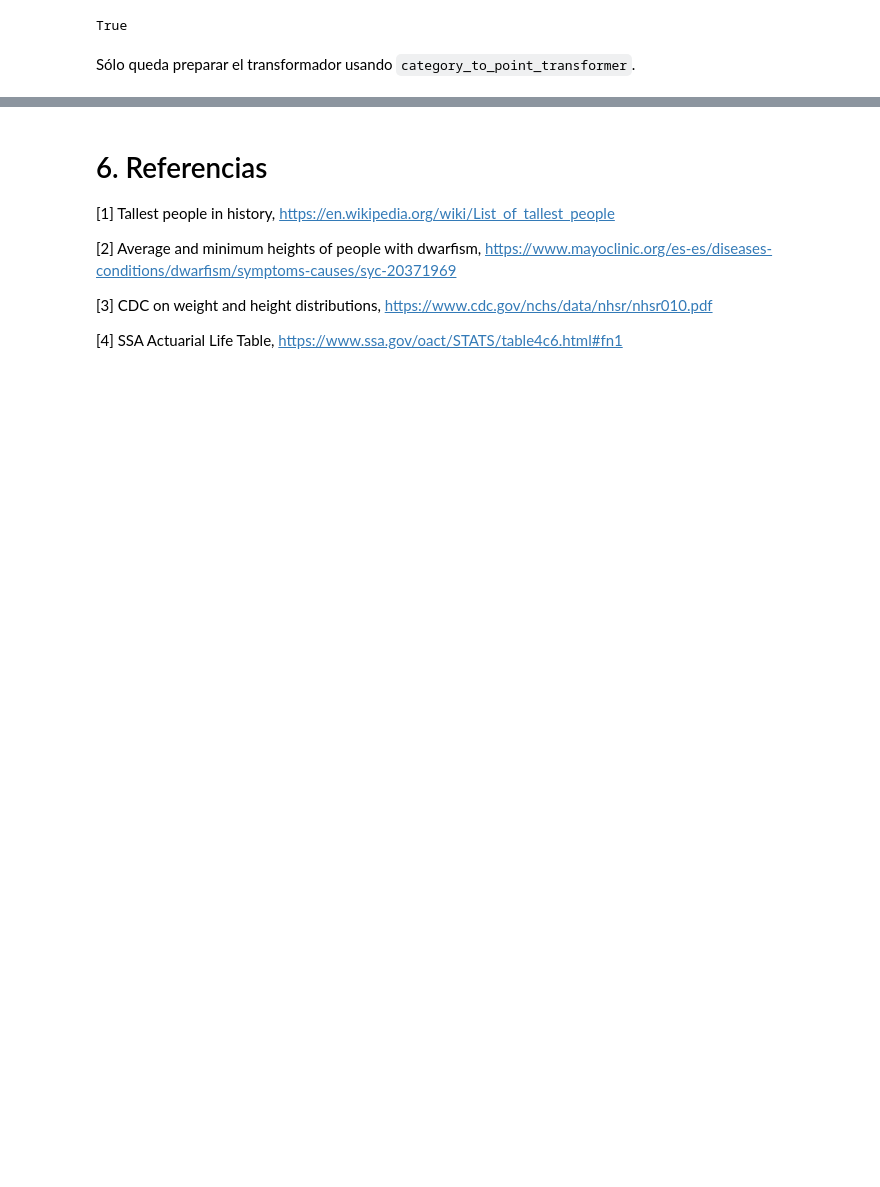
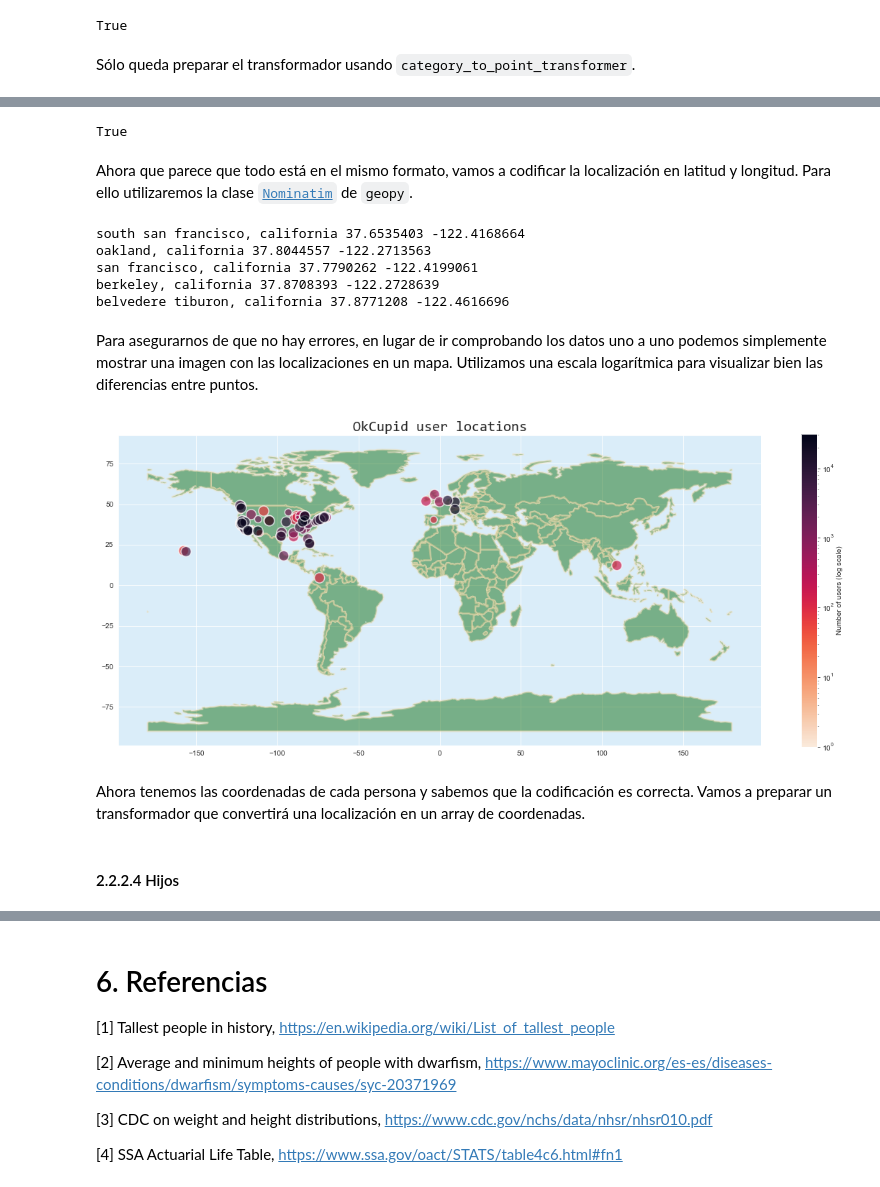
Before and after one commit to dietrujillo/ml_lab, a Jupyter notebook: lab3/notebooks/lab3_tmp.ipynb, the cells around one changed output, grey strips where cells are left out. Cells and saved outputs as stored; diff of their text form; code cells hidden in the pictures; blank space fills up the shorter version.

Commit message:
Add body type, location, offspring and pets analysis and preprocessing

```diff
--- a/lab3/notebooks/lab3_tmp.ipynb
+++ b/lab3/notebooks/lab3_tmp.ipynb
@@ -746,0 +781,63 @@ body_type_transformer = category_to_point_transformer(body_type_dict)
+# %%
+vancouver_id = df["location"][df["location"].apply(lambda x: x.count(",") != 1)].index[0]
+df.at[vancouver_id, "location"] = "vancouver, canada"
+# %%
+all(df["location"].apply(lambda x: x.count(",") == 1))
+# %% [output]
+True
+# %% [markdown]
+Ahora que parece que todo está en el mismo formato, vamos a codificar la localización en latitud y longitud. Para ello utilizaremos la clase [`Nominatim`](https://geopy.readthedocs.io/en/stable/#nominatim) de `geopy`.
+# %%
+from geopy.geocoders import Nominatim
+geolocator = Nominatim(user_agent='myapplication')
+
+Coordinates = namedtuple("Coordinates", ("latitude", "longitude"))
+
+def get_coordinates(loc):
+    city, state = loc.title().split(",")
+    geocode = geolocator.geocode(f"{city} {state}")
+    return Coordinates(geocode.latitude, geocode.longitude)
+
+location_dict = {}
+for location in df["location"].unique():
+    location_dict[location] = get_coordinates(location)
+
+for location in df["location"].unique()[:5]:
+    print(location, location_dict[location].latitude, location_dict[location].longitude)
+# %% [output]
+south san francisco, california 37.6535403 -122.4168664
+oakland, california 37.8044557 -122.2713563
+san francisco, california 37.7790262 -122.4199061
+berkeley, california 37.8708393 -122.2728639
+belvedere tiburon, california 37.8771208 -122.4616696
+# %% [markdown]
+Para asegurarnos de que no hay errores, en lugar de ir comprobando los datos uno a uno podemos simplemente mostrar una imagen con las localizaciones en un mapa. Utilizamos una escala logarítmica para visualizar bien las diferencias entre puntos.
+# %%
+fig, ax = plt.subplots(figsize=(20, 8))
+ax.set_title("OkCupid user locations", fontdict={"size": 20, "family": "Consolas"})
+
+# Plot world map
+ax.set_facecolor("#76BDE944")
+world = gpd.read_file(gpd.datasets.get_path("naturalearth_lowres"))
+world.plot(ax=ax, color="darkgreen", alpha=0.45, linewidth=2.5, edgecolor="wheat")
+
+# Define user locations
+geometry = [shapely.geometry.Point(lon, lat) for lat, lon in location_dict.values()]
+locations = gpd.GeoDataFrame({"location": location_dict.keys()}, geometry=geometry)
+counts = df["location"].value_counts()
+locations["count"] = [counts.loc[x] for x in location_dict.keys()]
+scale = locations["count"]
+
+# Plot user locations
+locations.plot(ax=ax, alpha=0.7, edgecolor="white", linewidth=1.5, markersize=200/scale, c=scale, cmap="rocket_r")
+
+# Plot colorbar
+mappable = ScalarMappable(cmap="rocket_r", norm=LogNorm())
+mappable.set_array(scale.to_numpy())
+plt.colorbar(mappable=mappable, ax=ax, label="Number of users (log scale)")
+
+plt.show()
+# %% [output]
+[figure, added]
+# %% [markdown]
+Ahora tenemos las coordenadas de cada persona y sabemos que la codificación es correcta. Vamos a preparar un transformador que convertirá una localización en un array de coordenadas.
@@ -746,0 +846,2 @@ body_type_transformer = category_to_point_transformer(body_type_dict)
+# %% [markdown]
+#### 2.2.2.4 Hijos
```
Also changed, not shown: parts of 24 cells of this notebook.
